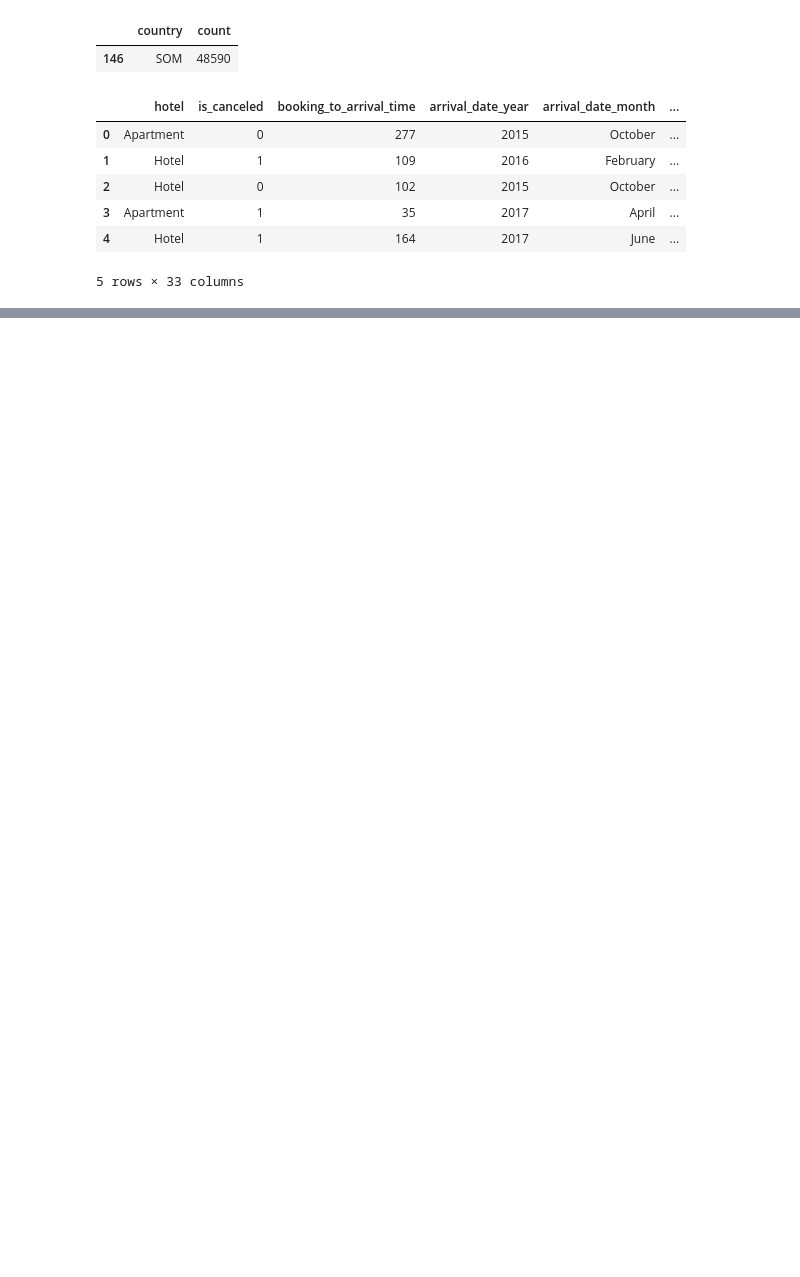
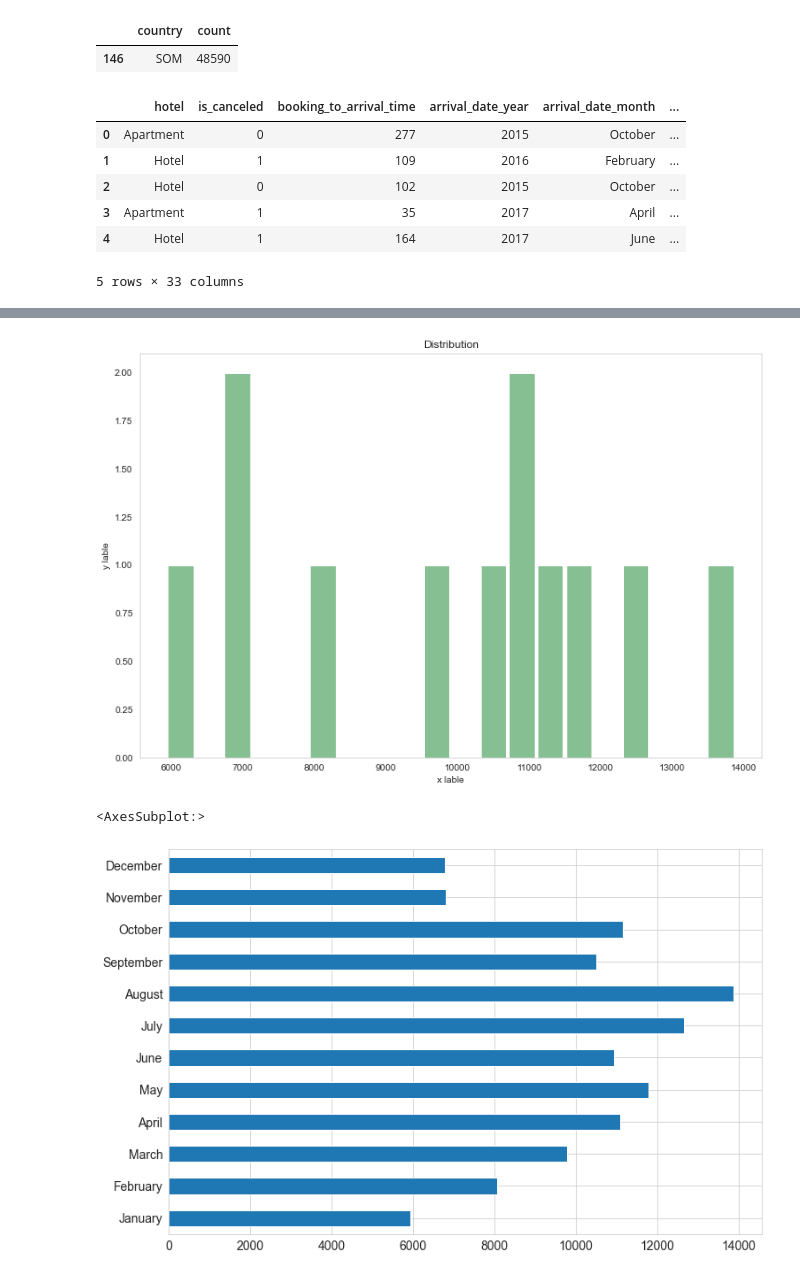
Before and after one commit to Nourfdss/stayforlong_test, a Jupyter notebook: test.ipynb, the cells around one changed output, grey strips where cells are left out. Saved outputs shown, nothing was run; the diff lists cells and outputs as text; code cells hidden in the pictures; blank space fills up the shorter version.

```diff
--- a/test.ipynb
+++ b/test.ipynb
@@ -128,0 +124,10 @@ df.head()
+# %%
+months = ['January', 'February', 'March', 'April', 'May', 'June', 'July', 'August', 'September', 'October', 'November', 'December']
+
+dist_of_guest = df['arrival_date_month'].value_counts().reindex(months)
+
+#dist_of_guest.describe()
+
+df2 = dist_of_guest
+
+df2
@@ -128,0 +148,13 @@ df.head()
+# %%
+import matplotlib.pyplot as plt
+#column='session_duration_seconds', bins=25, grid=False, figsize=(12,8), color='#86bf91', zorder=2, rwidth=0.9
+df2.hist( bins = 20, grid=False, figsize=(12,8), color='#86bf91', zorder=2, rwidth=0.9)
+plt.title('Distribution')
+plt.xlabel('x lable')
+plt.ylabel('y lable')
+plt.show()
+df2.plot(kind="barh", fontsize=14, figsize=(12,8))
+# %% [output]
+[figure, added]
+<AxesSubplot:>
+[figure, added]
```
Also changed, not shown: parts of 15 cells of this notebook.
